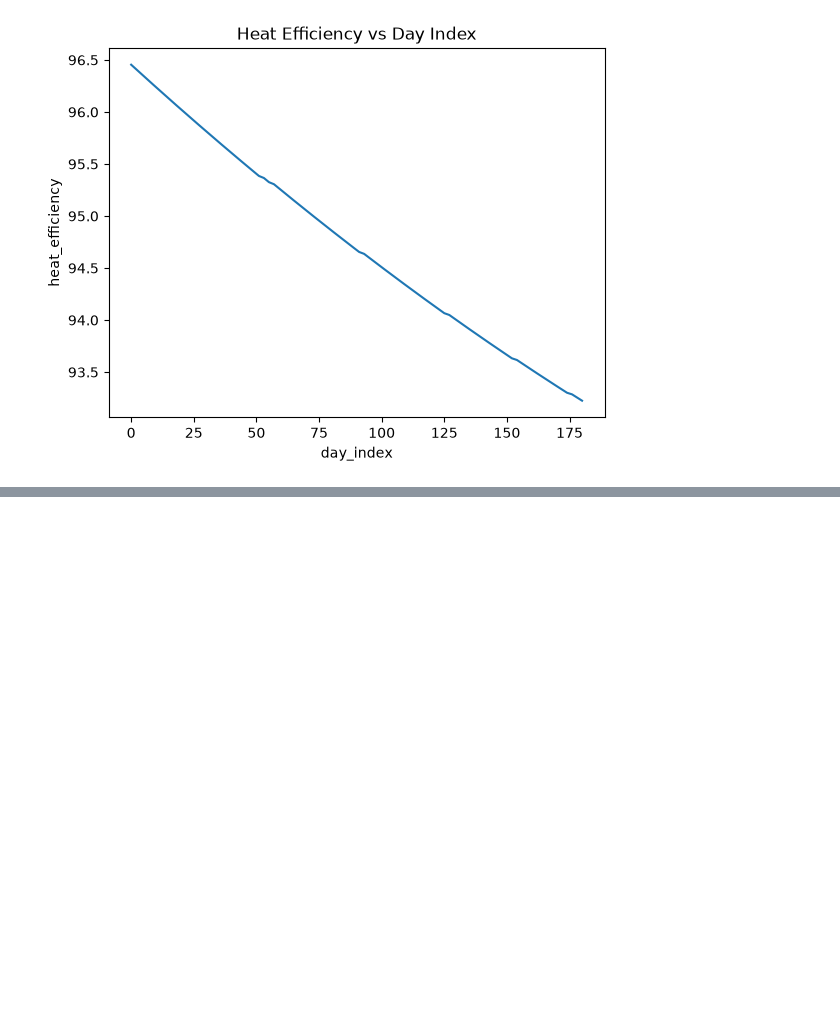
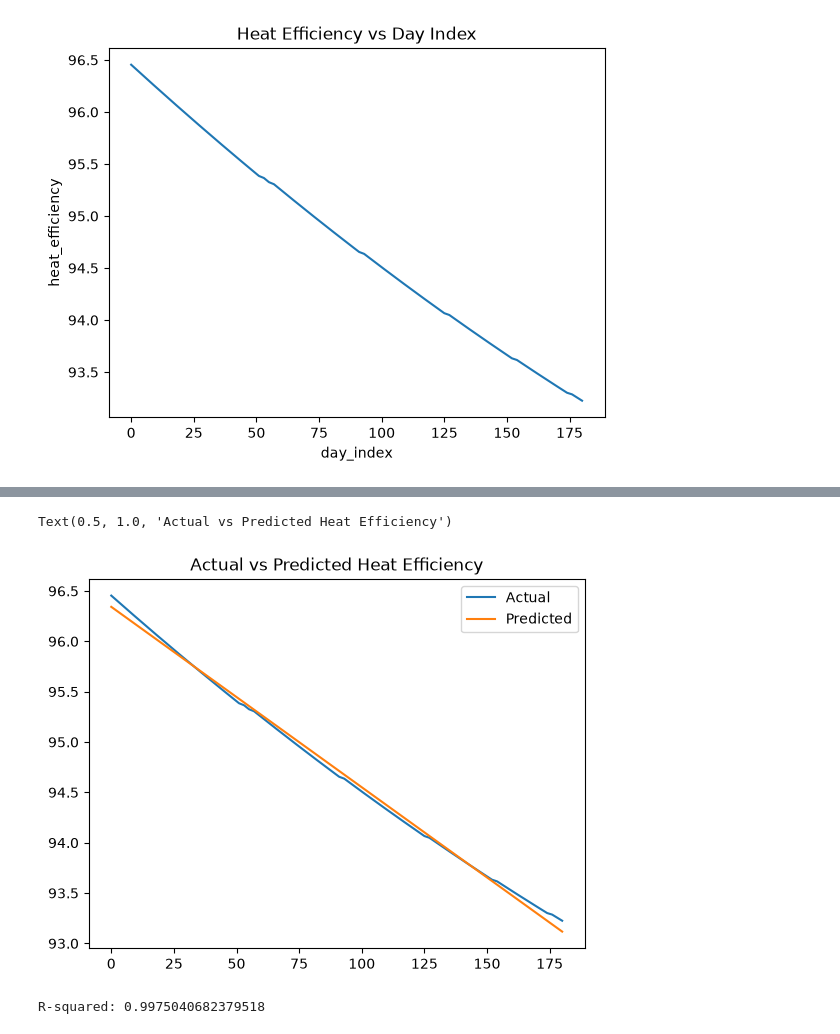
Before and after one commit to emanueldias01/ml-deploy-eficiencia-termica, a Jupyter notebook: eda.ipynb, the cells around one changed output, grey strips where cells are left out. Saved outputs shown, nothing was run; the diff lists cells and outputs as text; code cells hidden in the pictures; blank space fills up the shorter version.

Commit message:
find coefs

```diff
--- a/eda.ipynb
+++ b/eda.ipynb
@@ -60,3 +61,9 @@ plt.title("Heat Efficiency vs Day Index")
 # %% [output]
 Text(0.5, 1.0, 'Heat Efficiency vs Day Index')
 [figure]
+# %%
+x = df['day_index'].values
+y = df['heat_efficiency'].values
+
+coef = np.polyfit(x, y, 1)
+print(f"Linear Regression Coefficients: {coef}")
@@ -62,0 +72,3 @@ Text(0.5, 1.0, 'Heat Efficiency vs Day Index')
+# %%
+pred = np.polyval(coef, x)
+pred
@@ -62,0 +93,14 @@ Text(0.5, 1.0, 'Heat Efficiency vs Day Index')
+# %%
+sns.lineplot(x=x, y=y, label='Actual')
+sns.lineplot(x=x, y=pred, label='Predicted')
+plt.title("Actual vs Predicted Heat Efficiency")
+# %% [output]
+Text(0.5, 1.0, 'Actual vs Predicted Heat Efficiency')
+[figure, added]
+# %%
+from sklearn.metrics import r2_score
+
+r2 = r2_score(y, pred)
+print(f"R-squared: {r2}")
+# %% [output]
+R-squared: 0.9975040682379518
```
Also changed, not shown: parts of 3 cells of this notebook, 2 other files.
